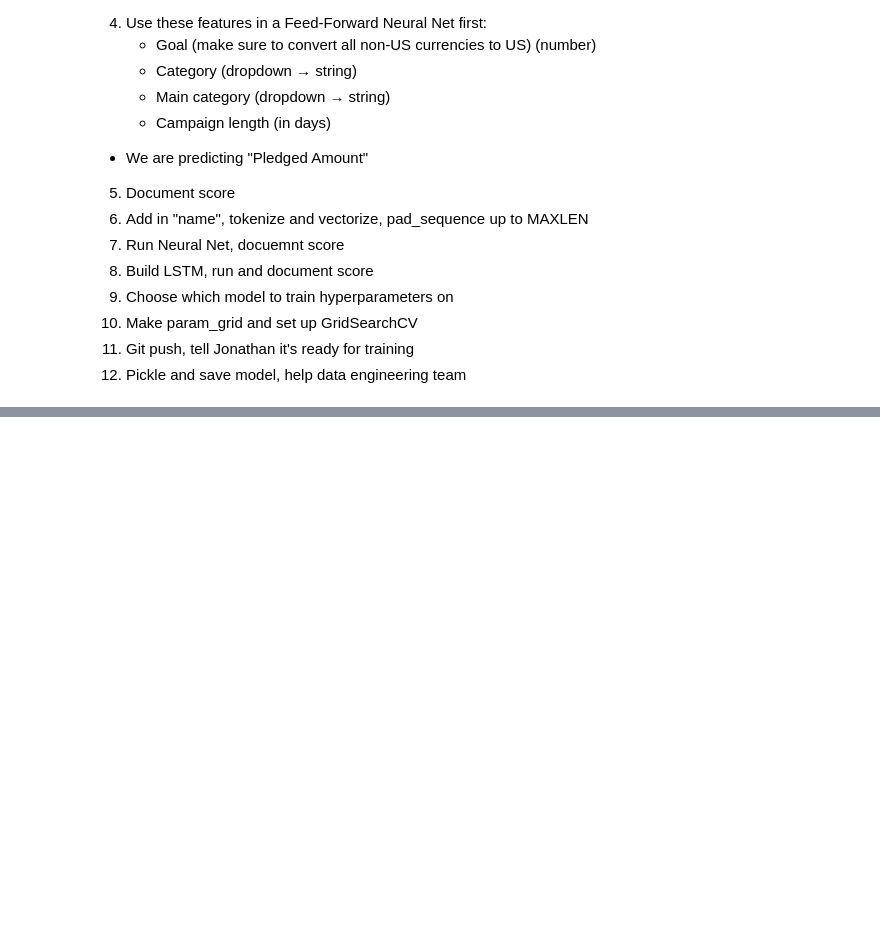
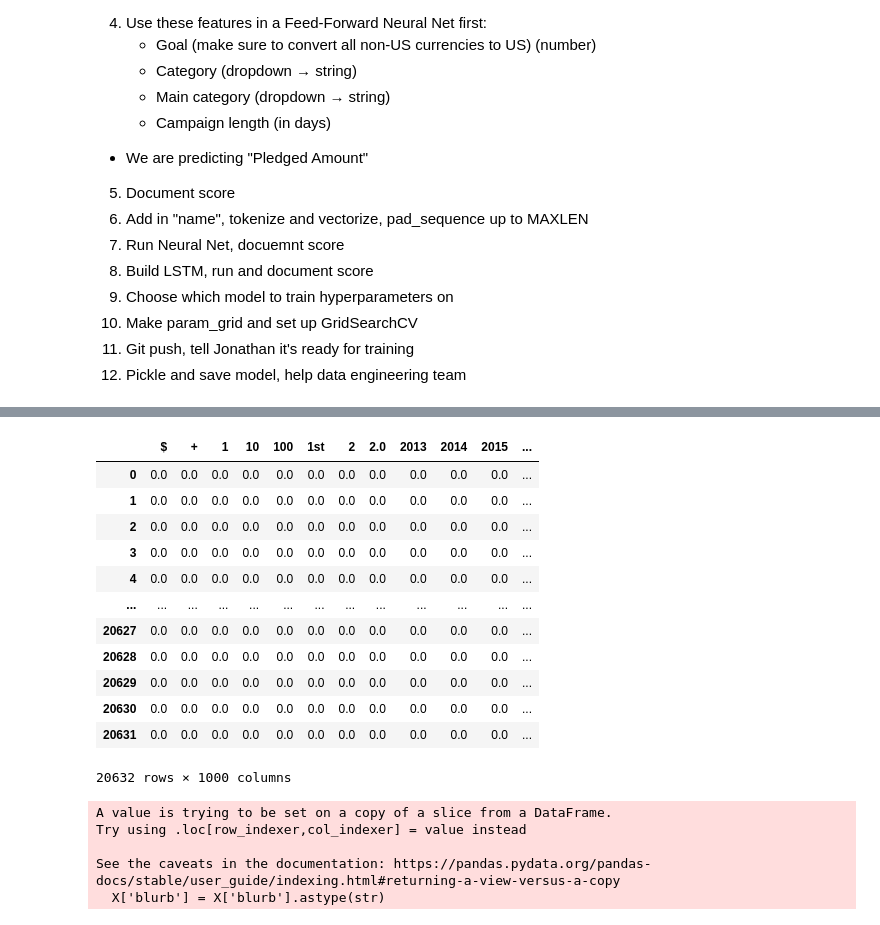
Before and after one commit to Kickstarter-Build-Week/Project, a Jupyter notebook: Kickstarter_2.ipynb, the cells around one changed output, grey strips where cells are left out. Cells and saved outputs as stored; diff of their text form; code cells hidden in the pictures; blank space fills up the shorter version.

```diff
--- a/Kickstarter_2.ipynb
+++ b/Kickstarter_2.ipynb
@@ -68,0 +88,6 @@ df
+# %%
+df_2 = df[['name','blurb','goal','category','name_len','blurb_len',
+       'deadline_weekday','launched_at_weekday','deadline_month',
+       'launched_at_month','launch_to_deadline','state','usd_pledged']]
+
+df_2.head()
@@ -68,0 +101,2 @@ df
+# %%
+df_2 = df_2.dropna()
@@ -68,0 +128,9 @@ df
+# %%
+# Two targets, one for regression and one for classification
+y_reg = df_2[['usd_pledged']]
+y_class = df_2[['state']]
+
+# Create X dataframe
+X = df_2[['name','blurb','goal','category','name_len','blurb_len',
+       'deadline_weekday','launched_at_weekday','deadline_month',
+       'launched_at_month','launch_to_deadline']]
@@ -68,0 +202,14 @@ df
+# %%
+%%time
+# Create null function for TfidfVectorizer
+def null_tokenizer(text):
+    return text
+
+tfidf_vect = TfidfVectorizer(
+    stop_words="english",
+    max_features=1000,
+    lowercase=False,
+    tokenizer=null_tokenizer
+)
+
+# tfidf_vect.fit(X['name_tokenized'])
@@ -68,0 +219,28 @@ df
+# %%
+dtm = tfidf_vect.transform(X['name_tokenized'])
+
+dtm = dtm.toarray()
+dtm = pd.DataFrame(data=dtm, columns=tfidf_vect.get_feature_names_out())
+dtm
+# %% [output]
+|  | $ | + | 1 | 10 | 100 | 1st | 2 | 2.0 | 2013 | 2014 | 2015 | ... |
+| 0 | 0.0 | 0.0 | 0.0 | 0.0 | 0.0 | 0.0 | 0.0 | 0.0 | 0.0 | 0.0 | 0.0 | ... |
+| 1 | 0.0 | 0.0 | 0.0 | 0.0 | 0.0 | 0.0 | 0.0 | 0.0 | 0.0 | 0.0 | 0.0 | ... |
+| 2 | 0.0 | 0.0 | 0.0 | 0.0 | 0.0 | 0.0 | 0.0 | 0.0 | 0.0 | 0.0 | 0.0 | ... |
+| 3 | 0.0 | 0.0 | 0.0 | 0.0 | 0.0 | 0.0 | 0.0 | 0.0 | 0.0 | 0.0 | 0.0 | ... |
+| 4 | 0.0 | 0.0 | 0.0 | 0.0 | 0.0 | 0.0 | 0.0 | 0.0 | 0.0 | 0.0 | 0.0 | ... |
+| ... | ... | ... | ... | ... | ... | ... | ... | ... | ... | ... | ... | ... |
+| 20627 | 0.0 | 0.0 | 0.0 | 0.0 | 0.0 | 0.0 | 0.0 | 0.0 | 0.0 | 0.0 | 0.0 | ... |
+| 20628 | 0.0 | 0.0 | 0.0 | 0.0 | 0.0 | 0.0 | 0.0 | 0.0 | 0.0 | 0.0 | 0.0 | ... |
+| 20629 | 0.0 | 0.0 | 0.0 | 0.0 | 0.0 | 0.0 | 0.0 | 0.0 | 0.0 | 0.0 | 0.0 | ... |
+| 20630 | 0.0 | 0.0 | 0.0 | 0.0 | 0.0 | 0.0 | 0.0 | 0.0 | 0.0 | 0.0 | 0.0 | ... |
+| 20631 | 0.0 | 0.0 | 0.0 | 0.0 | 0.0 | 0.0 | 0.0 | 0.0 | 0.0 | 0.0 | 0.0 | ... |
+20632 rows × 1000 columns
+# %%
+X['blurb'] = X['blurb'].astype(str)
+# %% [output]
+A value is trying to be set on a copy of a slice from a DataFrame.
+Try using .loc[row_indexer,col_indexer] = value instead
+
+See the caveats in the documentation: https://pandas.pydata.org/pandas-docs/stable/user_guide/indexing.html#returning-a-view-versus-a-copy
+  X['blurb'] = X['blurb'].astype(str)
```
Also changed, not shown: parts of 66 cells of this notebook, 4 other files.
